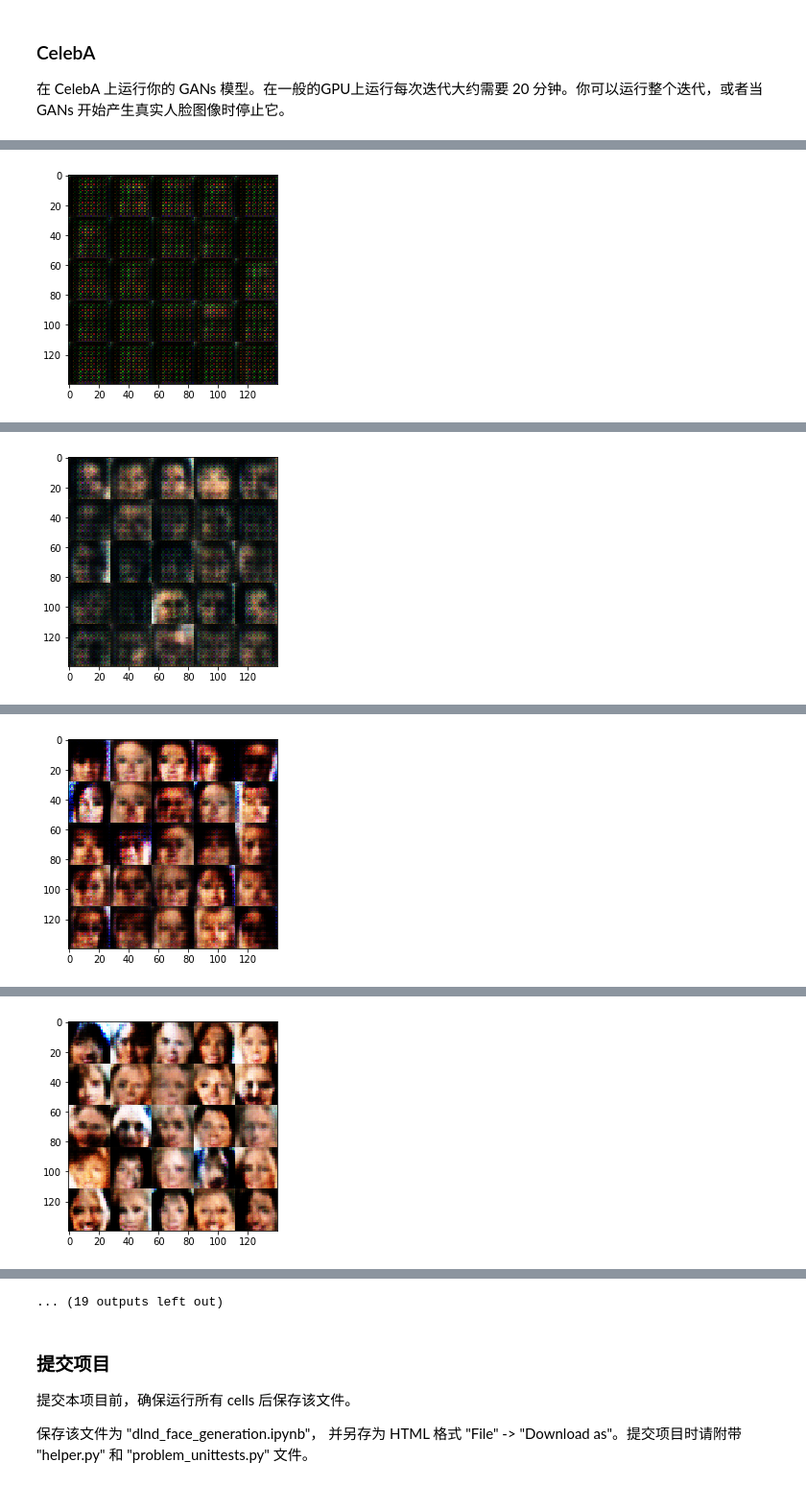
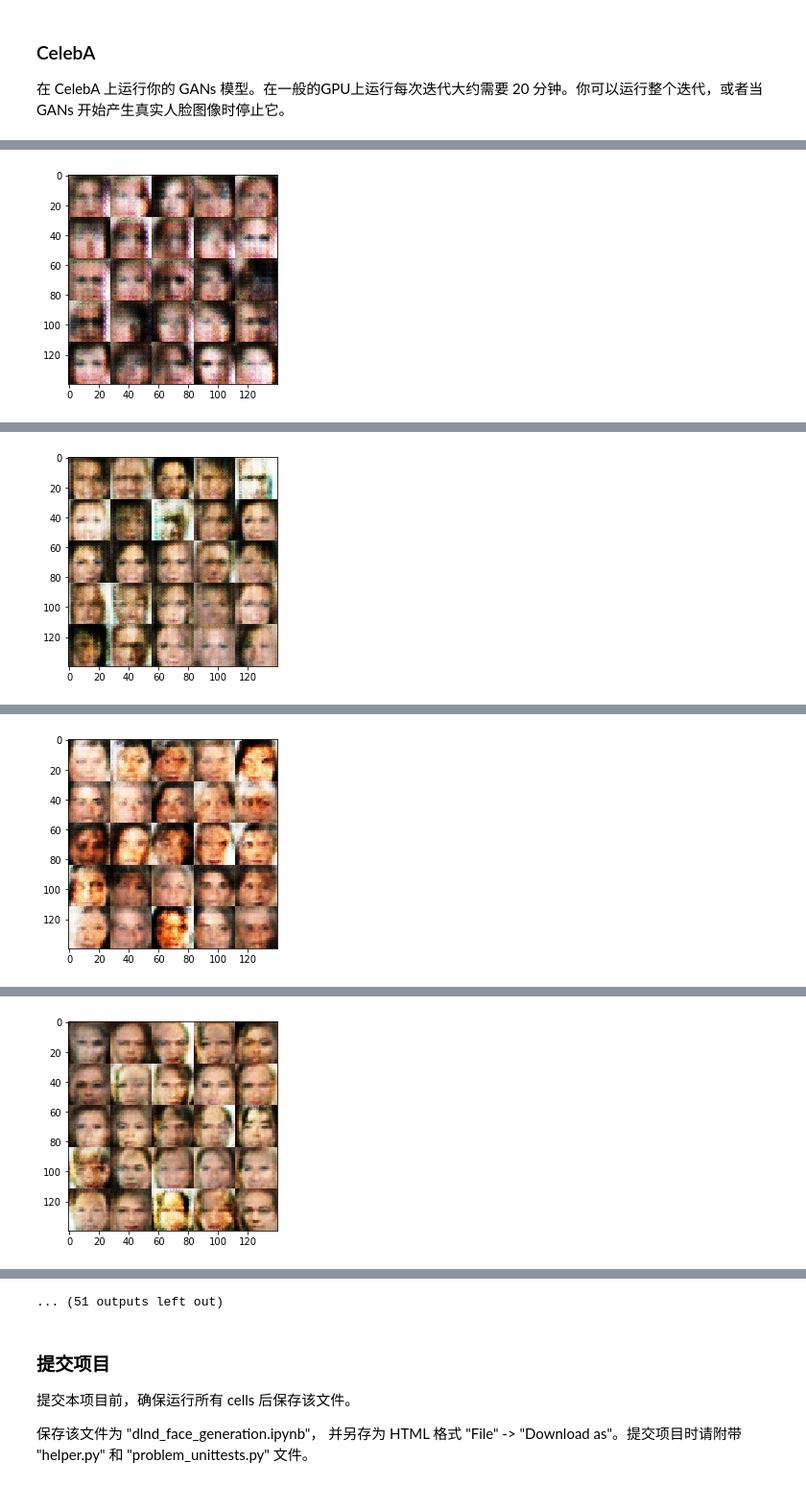
Before and after one commit to suyu0925/cn-deep-learning, a Jupyter notebook: face-generation/dlnd_face_generation.ipynb, the cells around one changed output, grey strips where cells are left out. Shown at 96% size. Drawn from its saved outputs; the diff is of its cells as text; code cells hidden in the pictures.

```diff
--- a/face-generation/dlnd_face_generation.ipynb
+++ b/face-generation/dlnd_face_generation.ipynb
@@ -182,7 +186,7 @@ Tests Passed
 
 该函数应返回所生成的 28 x 28 x `out_channel_dim` 维度图像。
 # %%
-def generator(z, out_channel_dim, is_train=True, alpha=0.1):
+def generator(z, out_channel_dim, is_train=True, alpha=0.2, size_mult=128):
     """
     Create the generator network
     :param z: Input z
@@ -192,18 +196,18 @@ def generator(z, out_channel_dim, is_train=True, alpha=0.1):
     """
     # TODO: Implement Function
     with tf.variable_scope('generator', reuse=not is_train):
-        x = tf.layers.dense(z, 7*7*512)
-        x = tf.reshape(x, (-1, 7, 7, 512))
+        x = tf.layers.dense(z, 7 * 7 * 4 * size_mult)
+        x = tf.reshape(x, (-1, 7, 7, 4 * size_mult))
         x = tf.layers.batch_normalization(x, training=is_train)
         x = tf.maximum(x * alpha, x)
         # now the shape of x is (7, 7, 512)
 
-        x = tf.layers.conv2d_transpose(x, 256, 5, strides=1, padding='same')
+        x = tf.layers.conv2d_transpose(x, 2*size_mult, 5, strides=1, padding='same')
         x = tf.layers.batch_normalization(x, training=is_train)
         x = tf.maximum(x * alpha, x)
         # now the shape of x is (7, 7, 256)
 
-        x = tf.layers.conv2d_transpose(x, 128, 5, strides=2, padding='same')
+        x = tf.layers.conv2d_transpose(x, size_mult, 5, strides=2, padding='same')
         x = tf.layers.batch_normalization(x, training=is_train)
         x = tf.maximum(x * alpha, x)
         # now the shape of x is (14, 14, 128)
@@ -229,7 +233,7 @@ Tests Passed
 - `discriminator(images, reuse=False)`
 - `generator(z, out_channel_dim, is_train=True)`
 # %%
-def model_loss(input_real, input_z, out_channel_dim, smooth=0.1, alpha=0.1):
+def model_loss(input_real, input_z, out_channel_dim, smooth=0.1, alpha=0.2):
     """
     Get the loss for the discriminator and generator
     :param input_real: Images from the real dataset
@@ -335,6 +339,8 @@ def show_generator_output(sess, n_images, input_z, out_channel_dim, image_mode):
 
 **注意**：在每个批次 (batch) 中运行 `show_generator_output` 函数会显著增加训练时间与该 notebook 的体积。推荐每 100 批次输出一次 `generator` 的输出。
 # %%
+from scipy.stats import truncnorm
+
 def train(epoch_count, batch_size, z_dim, learning_rate, beta1, get_batches, data_shape, data_image_mode):
     """
     Train the GAN
@@ -352,14 +358,13 @@ def train(epoch_count, batch_size, z_dim, learning_rate, beta1, get_batches, dat
     if data_image_mode == 'L':
         out_channel_dim = 1
 
-    # Question: why create a placeholder for lr? it's useless
     input_real, input_z, lr = model_inputs(*data_shape[1:], z_dim)
-    d_loss, g_loss = model_loss(input_real, input_z, out_channel_dim, smooth=0.1, alpha=0.1)
-    d_opt, g_opt = model_opt(d_loss, g_loss, learning_rate, beta1)
+    d_loss, g_loss = model_loss(input_real, input_z, out_channel_dim, smooth=0.1, alpha=0.2)
+    d_opt, g_opt = model_opt(d_loss, g_loss, lr, beta1)
 
     steps = 0
-    print_every = 20
-    show_every = 100
+    print_every = 40
+    show_every = 200
 
     with tf.Session() as sess:
         sess.run(tf.global_variables_initializer())
@@ -371,11 +376,16 @@ def train(epoch_count, batch_size, z_dim, learning_rate, beta1, get_batches, dat
                 steps += 1
 
                 # sample random noise for G
-                batch_z = np.random.uniform(-1, 1, size=(batch_size, z_dim))
+#                 batch_z = np.random.uniform(-1, 1, size=(batch_size, z_dim))
+                # try using gaussian distribution instead of uniform
+                batch_z = truncnorm(-1, 1).rvs(size=(batch_size, z_dim))
 
                 # Run optimizers
-                _ = sess.run(d_opt, feed_dict={input_real: batch_images, input_z: batch_z})
-                _ = sess.run(g_opt, feed_dict={input_z: batch_z})
+                _ = sess.run(d_opt, feed_dict={input_real: batch_images, input_z: batch_z, lr: learning_rate})
+                _ = sess.run(g_opt, feed_dict={input_z: batch_z, lr: learning_rate})
+                # Dont balance loss via statistics (unless you have a good reason to)
+                # try run generator optimizer one more time each batch
+#                 _ = sess.run(g_opt, feed_dict={input_z: batch_z, lr: learning_rate})
 
                 if steps % print_every == 0:
                     # get the losses and print them out
@@ -449,9 +458,9 @@ Epoch 2/2... Discriminator Loss: 1.2585... Generator Loss: 0.6849
 ### CelebA
 在 CelebA 上运行你的 GANs 模型。在一般的GPU上运行每次迭代大约需要 20 分钟。你可以运行整个迭代，或者当 GANs 开始产生真实人脸图像时停止它。
 # %%
-batch_size = 128
+batch_size = 32
 z_dim = 100
-learning_rate = 0.0005
+learning_rate = 0.0002
 beta1 = 0.5
 
 
@@ -473 +482 @@ Epoch 1/1... Discriminator Loss: 1.6791... Generator Loss: 0.4091
-[figure, old version]
+[figure, new version]
@@ -479 +488 @@ Epoch 1/1... Discriminator Loss: 1.8365... Generator Loss: 2.9665
-[figure, old version]
+[figure, new version]
@@ -485 +494 @@ Epoch 1/1... Discriminator Loss: 0.9597... Generator Loss: 4.8765
-[figure, old version]
+[figure, new version]
@@ -491 +500 @@ Epoch 1/1... Discriminator Loss: 2.1078... Generator Loss: 0.3057
-[figure, old version]
+[figure, new version]
@@ -504,4 +513,4 @@ Epoch 1/1... Discriminator Loss: 1.6445... Generator Loss: 2.2336
-... (19 outputs left out)
+... (51 outputs left out)
 # %% [markdown]
 ### 提交项目
 提交本项目前，确保运行所有 cells 后保存该文件。
```
Also changed, not shown: parts of 3 cells of this notebook, 1 other file.
